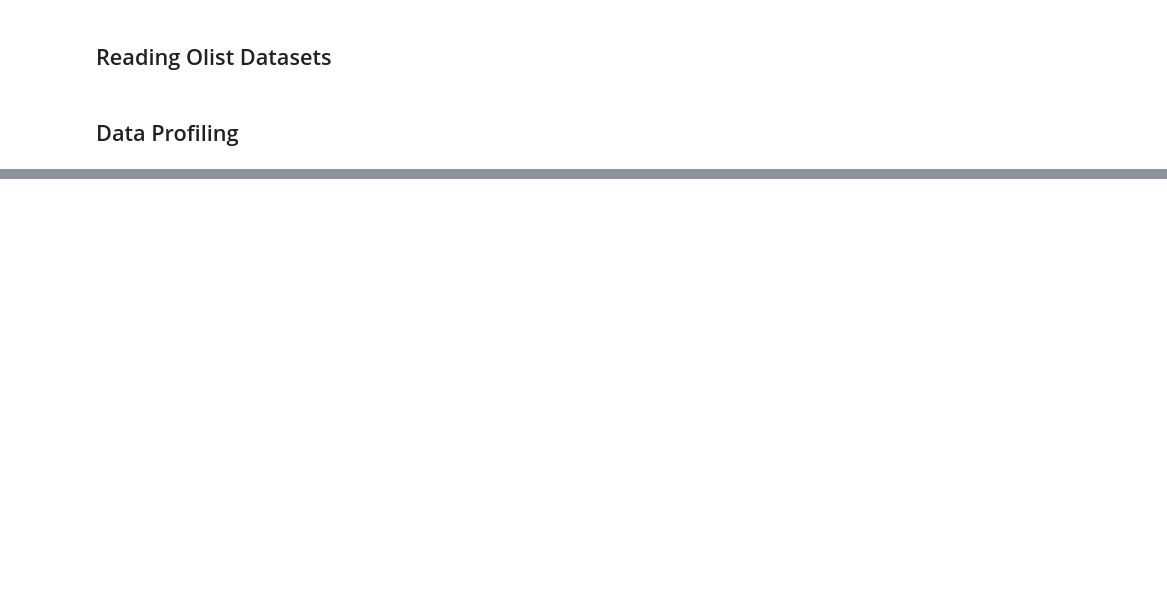
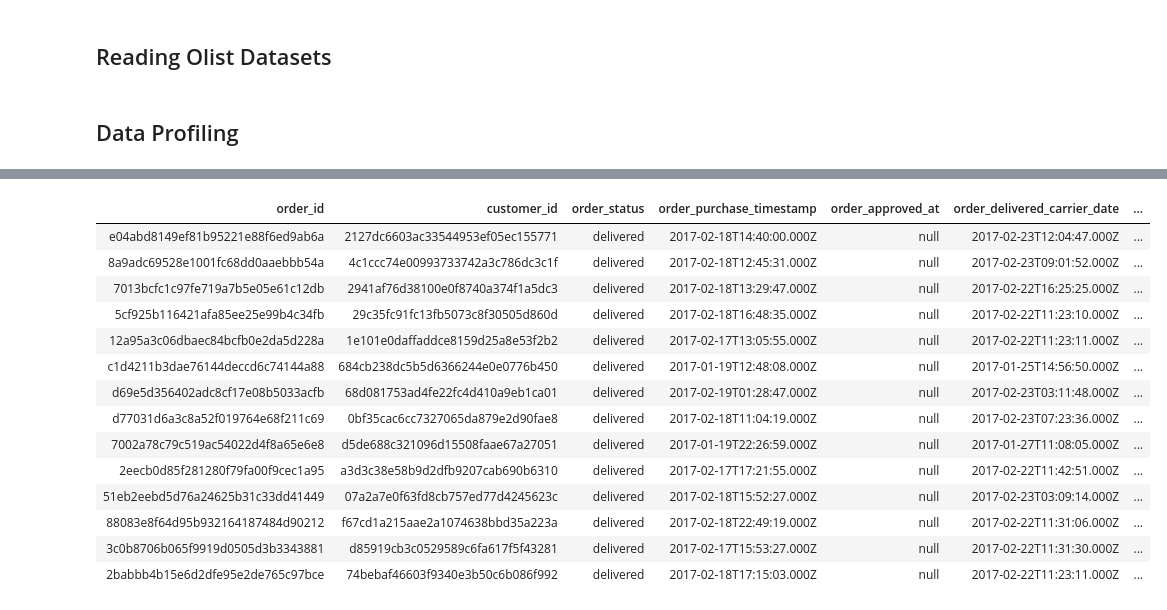
Before and after one commit to utsahpradhan/olist-marketplace-analytics, a Jupyter notebook: Olist_Analysis.ipynb, the cells around one changed output, grey strips where cells are left out. Saved outputs shown, nothing was run; the diff lists cells and outputs as text; code cells hidden in the pictures; blank space fills up the shorter version.

```diff
--- a/Olist_Analysis.ipynb
+++ b/Olist_Analysis.ipynb
@@ -415,0 +630,26 @@ No of rows and columns: (3095, 4)
+# %%
+display(
+    orders[
+        orders['order_approved_at'].isnull()
+        & (orders['order_status'] == 'delivered')
+    ]
+)
+# 14 delivered orders are missing approval timestamps.
+# All fourteen have customer delivery timestamps recorded.
+# The reason for the missing order approval timestamps is unconfirmed.
+# %% [output]
+| order_id | customer_id | order_status | order_purchase_timestamp | order_approved_at | order_delivered_carrier_date | ... |
+| e04abd8149ef81b95221e88f6ed9ab6a | 2127dc6603ac33544953ef05ec155771 | delivered | 2017-02-18T14:40:00.000Z | null | 2017-02-23T12:04:47.000Z | ... |
+| 8a9adc69528e1001fc68dd0aaebbb54a | 4c1ccc74e00993733742a3c786dc3c1f | delivered | 2017-02-18T12:45:31.000Z | null | 2017-02-23T09:01:52.000Z | ... |
+| 7013bcfc1c97fe719a7b5e05e61c12db | 2941af76d38100e0f8740a374f1a5dc3 | delivered | 2017-02-18T13:29:47.000Z | null | 2017-02-22T16:25:25.000Z | ... |
+| 5cf925b116421afa85ee25e99b4c34fb | 29c35fc91fc13fb5073c8f30505d860d | delivered | 2017-02-18T16:48:35.000Z | null | 2017-02-22T11:23:10.000Z | ... |
+| 12a95a3c06dbaec84bcfb0e2da5d228a | 1e101e0daffaddce8159d25a8e53f2b2 | delivered | 2017-02-17T13:05:55.000Z | null | 2017-02-22T11:23:11.000Z | ... |
+| c1d4211b3dae76144deccd6c74144a88 | 684cb238dc5b5d6366244e0e0776b450 | delivered | 2017-01-19T12:48:08.000Z | null | 2017-01-25T14:56:50.000Z | ... |
+| d69e5d356402adc8cf17e08b5033acfb | 68d081753ad4fe22fc4d410a9eb1ca01 | delivered | 2017-02-19T01:28:47.000Z | null | 2017-02-23T03:11:48.000Z | ... |
+| d77031d6a3c8a52f019764e68f211c69 | 0bf35cac6cc7327065da879e2d90fae8 | delivered | 2017-02-18T11:04:19.000Z | null | 2017-02-23T07:23:36.000Z | ... |
+| 7002a78c79c519ac54022d4f8a65e6e8 | d5de688c321096d15508faae67a27051 | delivered | 2017-01-19T22:26:59.000Z | null | 2017-01-27T11:08:05.000Z | ... |
+| 2eecb0d85f281280f79fa00f9cec1a95 | a3d3c38e58b9d2dfb9207cab690b6310 | delivered | 2017-02-17T17:21:55.000Z | null | 2017-02-22T11:42:51.000Z | ... |
+| 51eb2eebd5d76a24625b31c33dd41449 | 07a2a7e0f63fd8cb757ed77d4245623c | delivered | 2017-02-18T15:52:27.000Z | null | 2017-02-23T03:09:14.000Z | ... |
+| 88083e8f64d95b932164187484d90212 | f67cd1a215aae2a1074638bbd35a223a | delivered | 2017-02-18T22:49:19.000Z | null | 2017-02-22T11:31:06.000Z | ... |
+| 3c0b8706b065f9919d0505d3b3343881 | d85919cb3c0529589c6fa617f5f43281 | delivered | 2017-02-17T15:53:27.000Z | null | 2017-02-22T11:31:30.000Z | ... |
+| 2babbb4b15e6d2dfe95e2de765c97bce | 74bebaf46603f9340e3b50c6b086f992 | delivered | 2017-02-18T17:15:03.000Z | null | 2017-02-22T11:23:11.000Z | ... |
```
Also changed, not shown: parts of 31 cells of this notebook.
